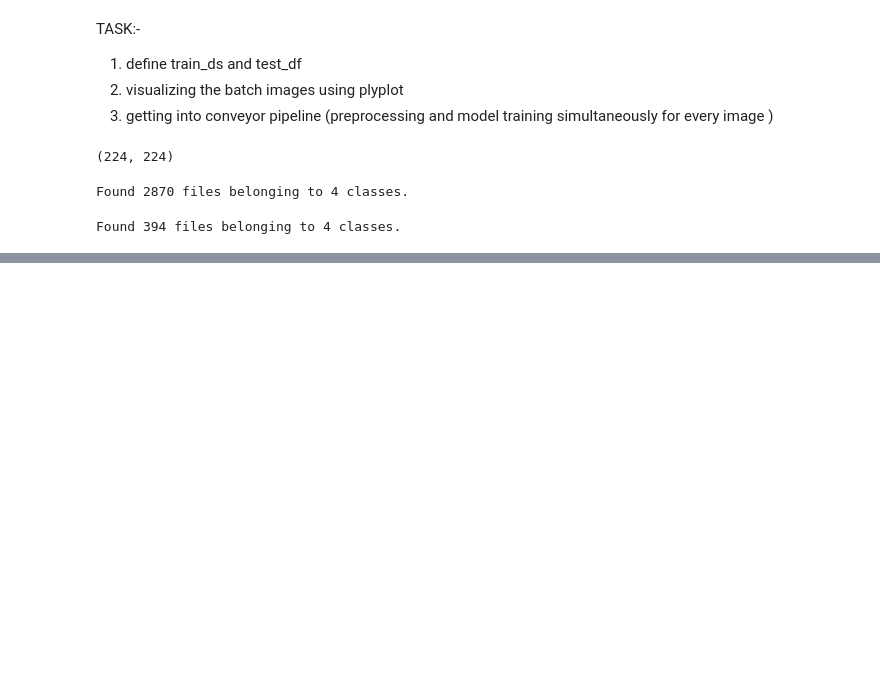
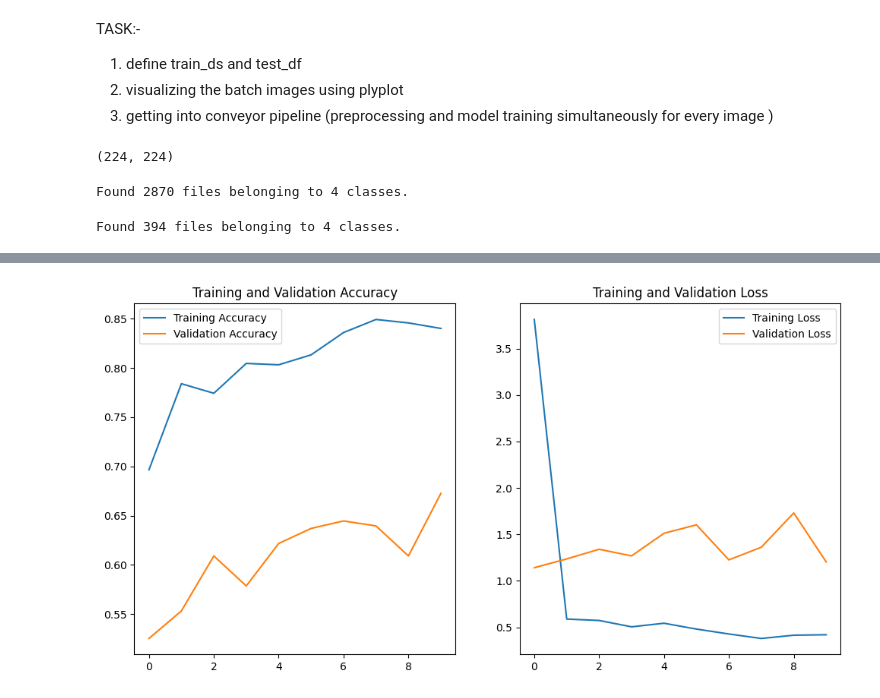
Before and after one commit to MS-105/brainTumorClassificationVGG16, a Jupyter notebook: notebooks/model_training.ipynb, the cells around one changed output, grey strips where cells are left out. Cells and saved outputs as stored; diff of their text form; code cells hidden in the pictures; blank space fills up the shorter version.

Commit message:
model training (conveyor pipeline )and saving to h5 file(ignored in github)

```diff
--- a/notebooks/model_training.ipynb
+++ b/notebooks/model_training.ipynb
@@ -73,0 +101,6 @@ Full Batch Shape: (32, 224, 224, 3)
+# %%
+from tensorflow.keras.applications import MobileNetV2
+
+# Replace VGG16 with this:
+base_model = MobileNetV2(weights='imagenet', include_top=False, input_shape=(224, 224, 3))
+base_model.trainable = False
@@ -73,0 +126,6 @@ Full Batch Shape: (32, 224, 224, 3)
+# %%
+model.compile(
+    optimizer='adam',
+    loss='categorical_crossentropy',
+    metrics=['accuracy']
+)
@@ -73,0 +134,9 @@ Full Batch Shape: (32, 224, 224, 3)
+# %%
+EPOCHS = 10 # Start small to see if it works
+
+hist = model.fit(
+    train_ds,
+    validation_data=test_ds,
+    epochs=EPOCHS
+)
+# The hist object: This stores your accuracy and loss for every epoch, which is vital for your project report.
@@ -73,0 +196,26 @@ Full Batch Shape: (32, 224, 224, 3)
+# %%
+#acc and loss
+
+acc = hist.history['accuracy']
+val_acc = hist.history['val_accuracy']
+
+loss = hist.history['loss']
+val_loss = hist.history['val_loss']
+
+epochs_range = range(EPOCHS)
+
+plt.figure(figsize=(12, 6))
+plt.subplot(1, 2, 1)
+plt.plot(epochs_range, acc, label='Training Accuracy')
+plt.plot(epochs_range, val_acc, label='Validation Accuracy')
+plt.title('Training and Validation Accuracy')
+plt.legend()
+
+plt.subplot(1, 2, 2)
+plt.plot(epochs_range, loss, label='Training Loss')
+plt.plot(epochs_range, val_loss, label='Validation Loss')
+plt.title('Training and Validation Loss')
+plt.legend()
+plt.show()
+# %% [output]
+[figure, added]
```
Also changed, not shown: parts of 14 cells of this notebook, 1 other file.
